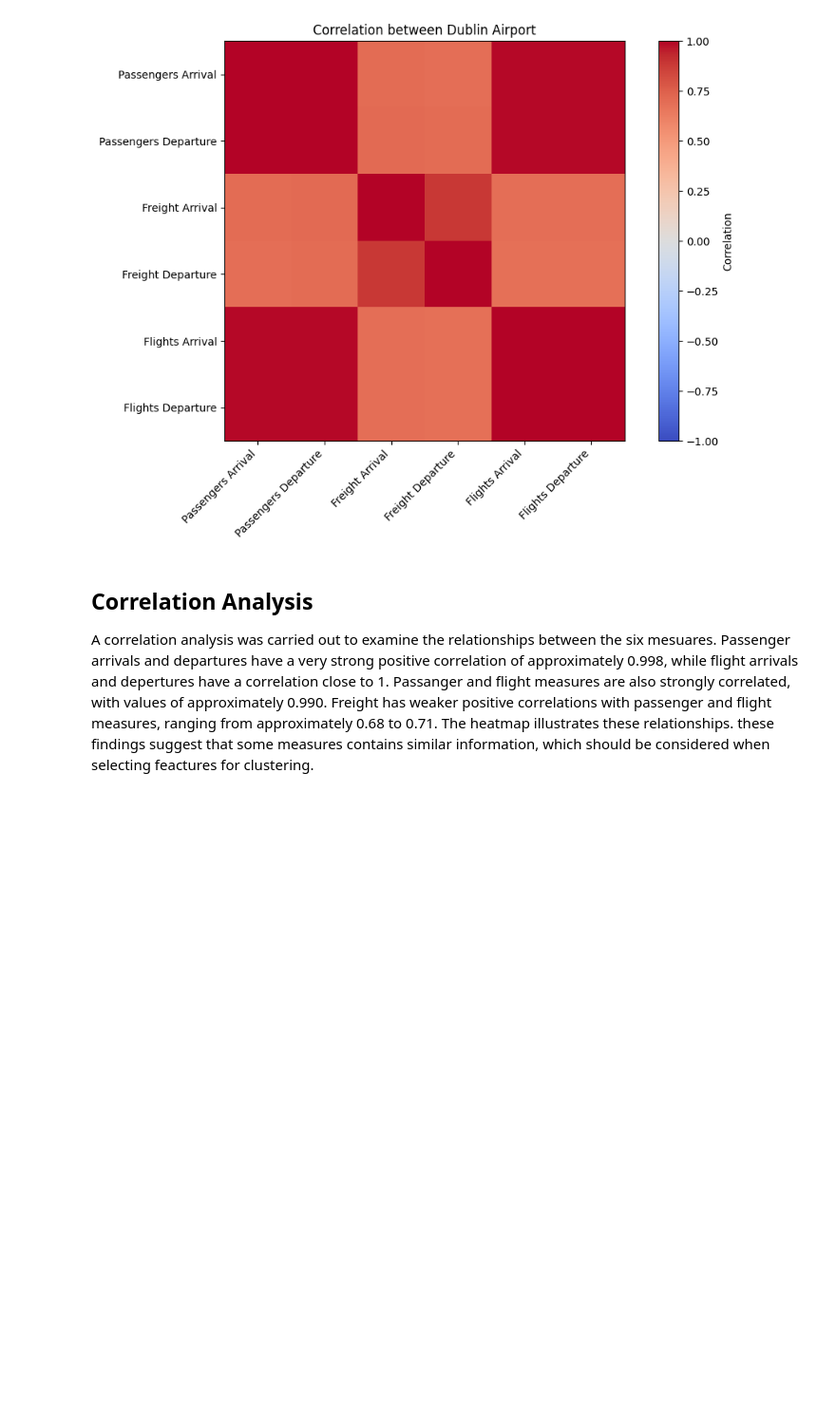
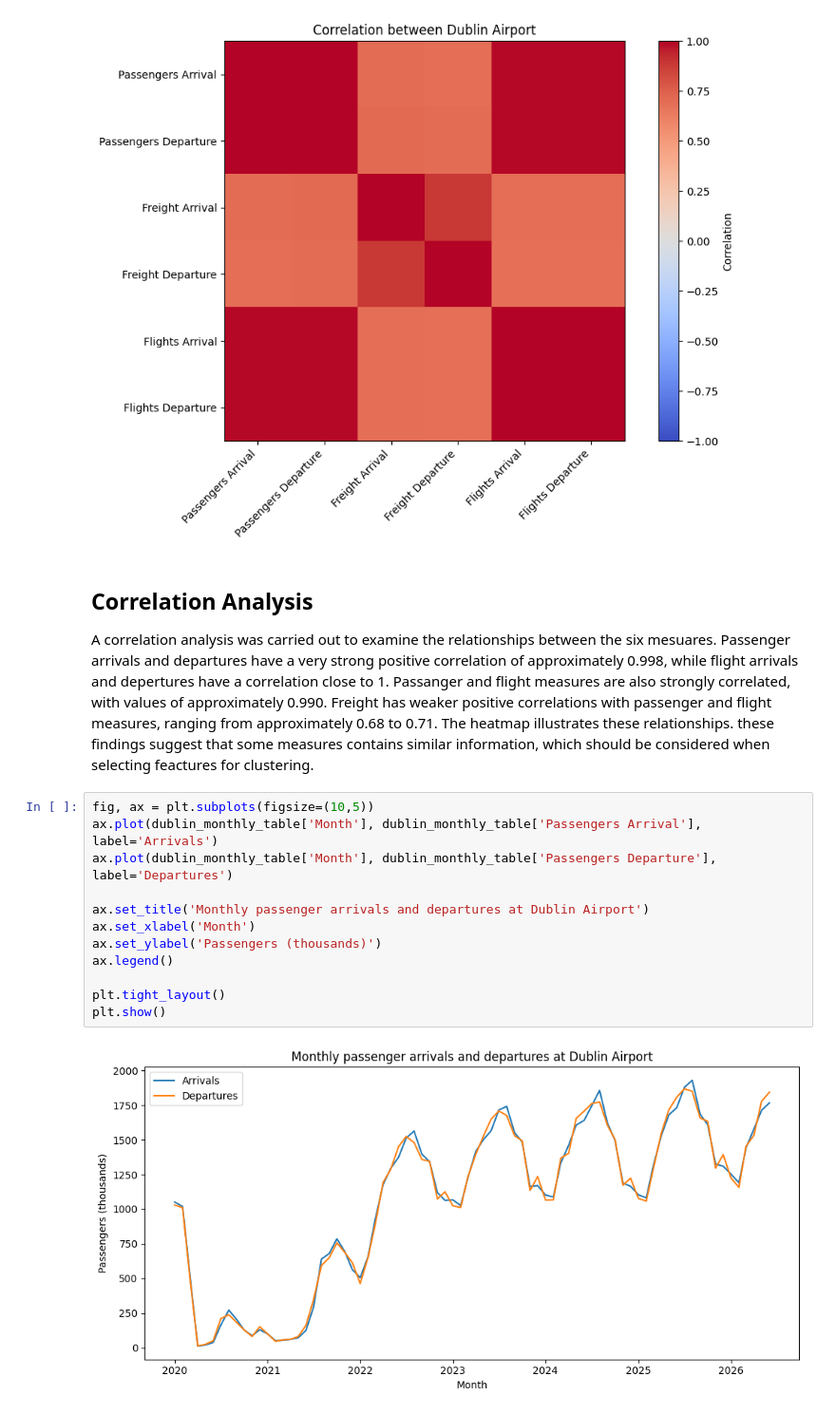
Before and after one commit to Ricardocotaa/CA1-Machine-Learning-2-Ricardo-Cota, a Jupyter notebook: CA1 MachineLearning-RicardoCota.ipynb, the cells around one changed output. Shown at 95% size. Saved outputs shown, nothing was run; the diff lists cells and outputs as text; blank space fills up the shorter version.

Commit message:
Explore monthly passenger freight and flight patterns

```diff
--- a/CA1 MachineLearning-RicardoCota.ipynb
+++ b/CA1 MachineLearning-RicardoCota.ipynb
@@ -323,3 +323,17 @@ plt.show()
 # %% [markdown]
 ## Correlation Analysis
 A correlation analysis was carried out to examine the relationships between the six mesuares. Passenger arrivals and departures have a very strong positive correlation of approximately 0.998, while flight arrivals and depertures have a correlation close to 1. Passanger and flight measures are also strongly correlated, with values of approximately 0.990. Freight has weaker positive correlations with passenger and flight measures, ranging from approximately 0.68 to 0.71. The heatmap illustrates these relationships. these findings suggest that some measures contains similar information, which should be considered when selecting feactures for clustering.
+# %%
+fig, ax = plt.subplots(figsize=(10,5))
+ax.plot(dublin_monthly_table['Month'], dublin_monthly_table['Passengers Arrival'], label='Arrivals')
+ax.plot(dublin_monthly_table['Month'], dublin_monthly_table['Passengers Departure'], label='Departures')
+
+ax.set_title('Monthly passenger arrivals and departures at Dublin Airport')
+ax.set_xlabel('Month')
+ax.set_ylabel('Passengers (thousands)')
+ax.legend()
+
+plt.tight_layout()
+plt.show()
+# %% [output]
+[figure, added]
```
Also changed, not shown: parts of 3 cells of this notebook.
